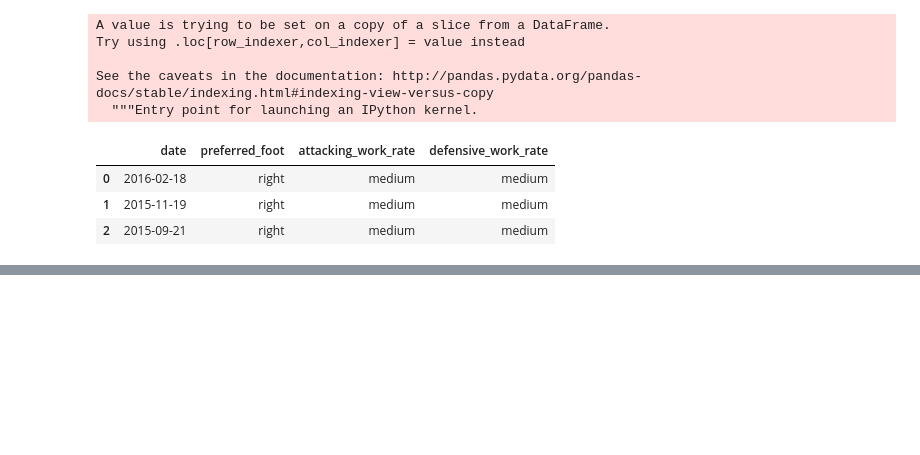
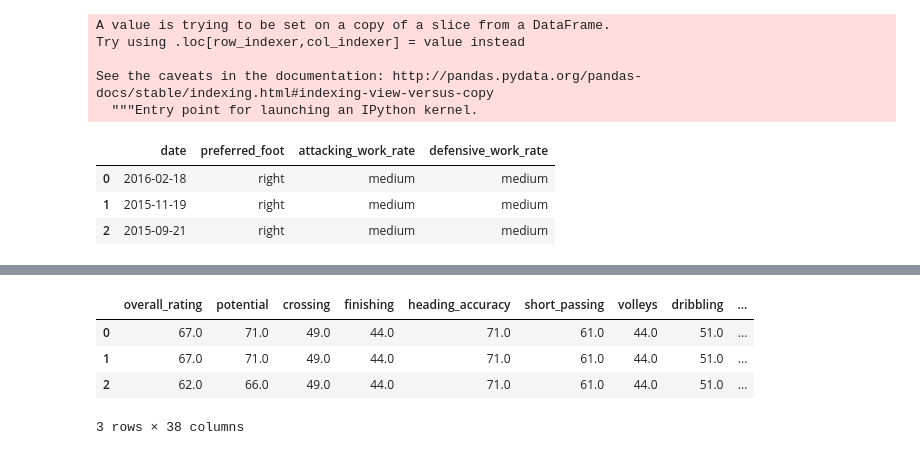
Before and after one commit to singhabhi937/Acadgild_Project_2, a Jupyter notebook: Acadgild_Project_2.ipynb, the cells around one changed output, grey strips where cells are left out. Saved outputs shown, nothing was run; the diff lists cells and outputs as text; code cells hidden in the pictures; blank space fills up the shorter version.

```diff
--- a/Acadgild_Project_2.ipynb
+++ b/Acadgild_Project_2.ipynb
@@ -97,0 +155,12 @@ cat=OrdinalEncoder()
+# %%
+#now the following colums are just the id of player and play no role in determining the player ranking
+col= ['id','player_fifa_api_id','player_api_id']
+#dropping those columns from the dataset
+df=df.drop(columns=col)
+df.head(3)
+# %% [output]
+|  | overall_rating | potential | crossing | finishing | heading_accuracy | short_passing | volleys | dribbling | ... |
+| 0 | 67.0 | 71.0 | 49.0 | 44.0 | 71.0 | 61.0 | 44.0 | 51.0 | ... |
+| 1 | 67.0 | 71.0 | 49.0 | 44.0 | 71.0 | 61.0 | 44.0 | 51.0 | ... |
+| 2 | 62.0 | 66.0 | 49.0 | 44.0 | 71.0 | 61.0 | 44.0 | 51.0 | ... |
+3 rows × 38 columns
```
Also changed, not shown: parts of 34 cells of this notebook.
